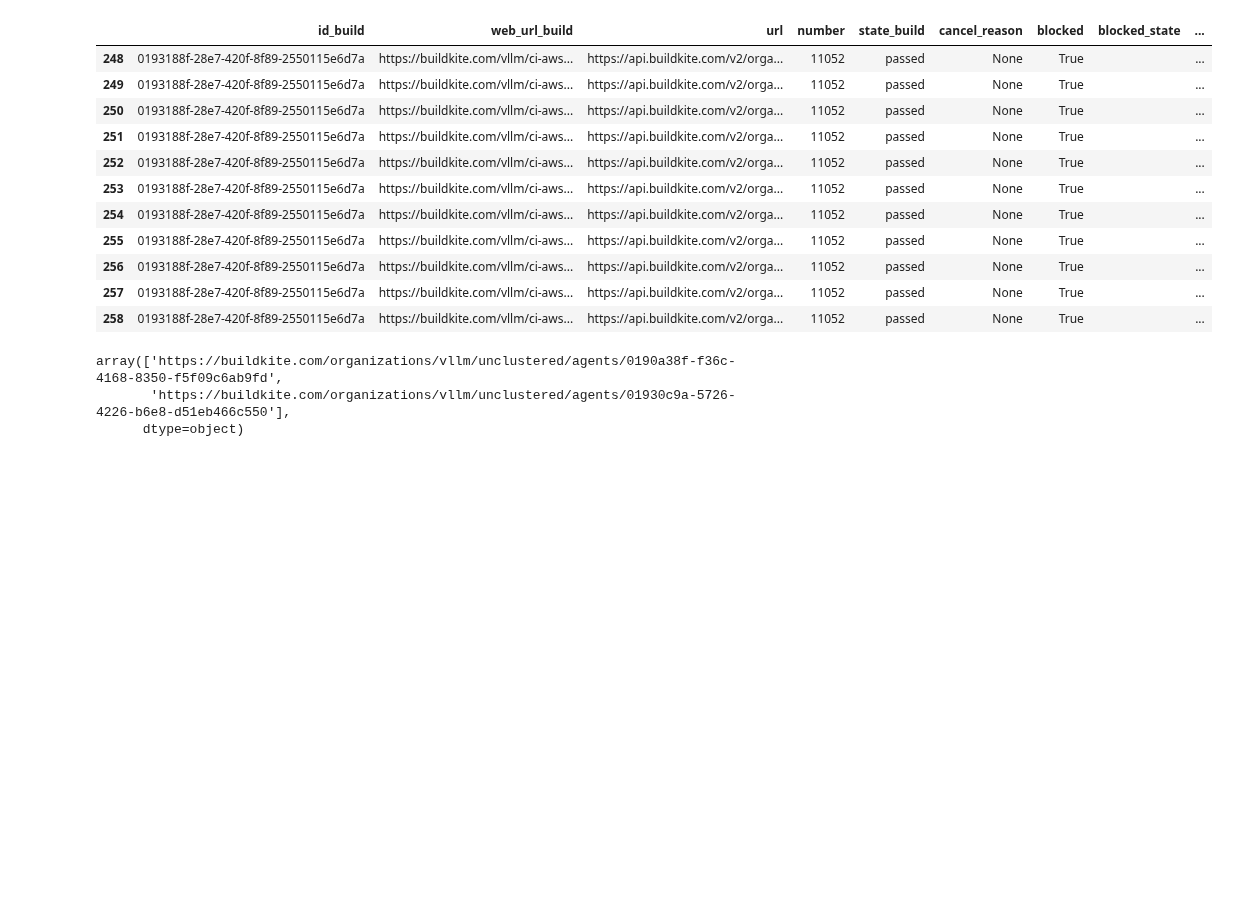
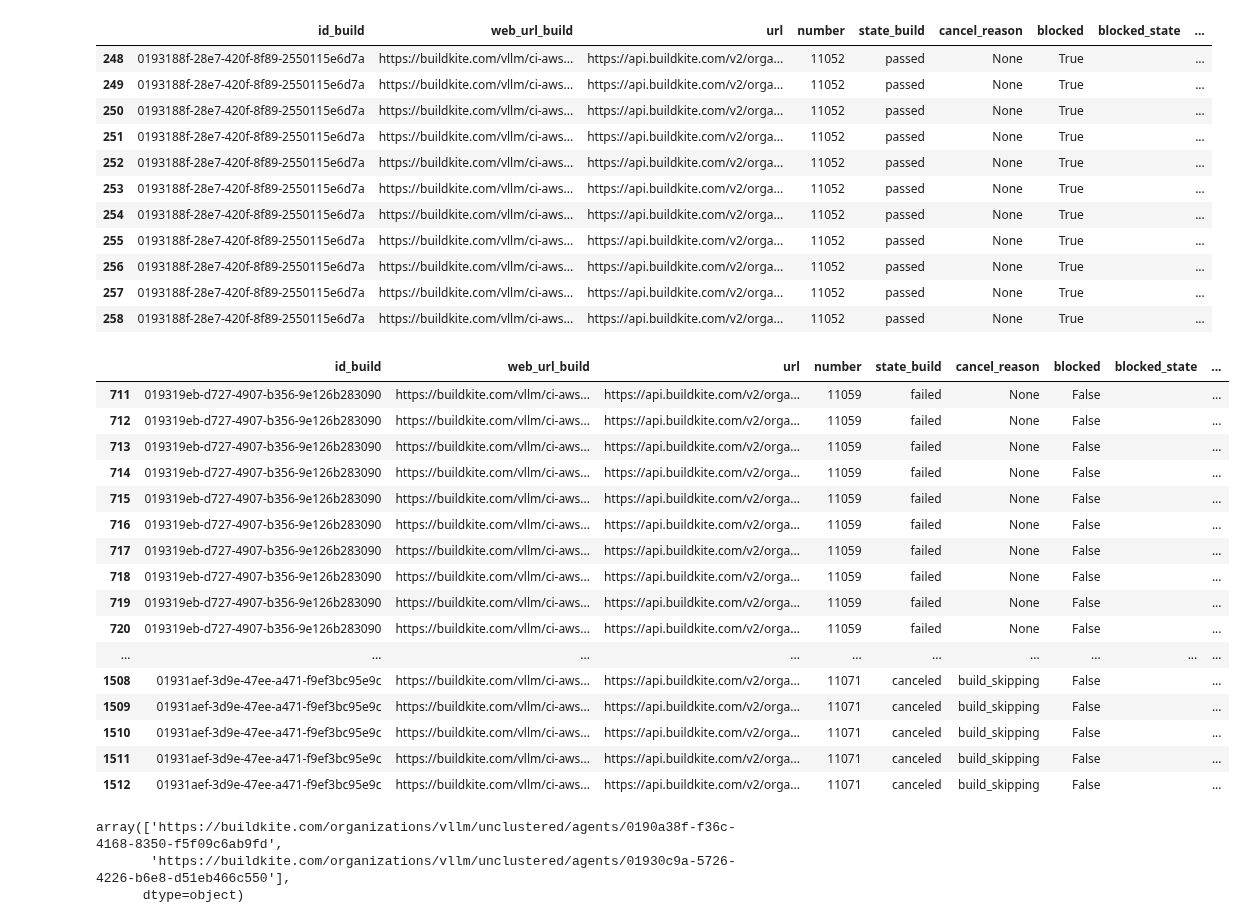
Before and after one commit to t-parry/vllm, a Jupyter notebook: .buildkite_monitor/test_api.ipynb, the cells around one changed output. Saved outputs shown, nothing was run; the diff lists cells and outputs as text; code cells hidden in the pictures; blank space fills up the shorter version.

```diff
--- a/.buildkite_monitor/test_api.ipynb
+++ b/.buildkite_monitor/test_api.ipynb
@@ -345,6 +389,26 @@ result_df_amd[result_df_amd.number==11052]
 | 256 | 0193188f-28e7-420f-8f89-2550115e6d7a | https://buildkite.com/vllm/ci-aws... | https://api.buildkite.com/v2/orga... | 11052 | passed | None | True |  | ... |
 | 257 | 0193188f-28e7-420f-8f89-2550115e6d7a | https://buildkite.com/vllm/ci-aws... | https://api.buildkite.com/v2/orga... | 11052 | passed | None | True |  | ... |
 | 258 | 0193188f-28e7-420f-8f89-2550115e6d7a | https://buildkite.com/vllm/ci-aws... | https://api.buildkite.com/v2/orga... | 11052 | passed | None | True |  | ... |
+# %%
+result_df_amd[result_df_amd.started_at.isna()]
+# %% [output]
+|  | id_build | web_url_build | url | number | state_build | cancel_reason | blocked | blocked_state | ... |
+| 711 | 019319eb-d727-4907-b356-9e126b283090 | https://buildkite.com/vllm/ci-aws... | https://api.buildkite.com/v2/orga... | 11059 | failed | None | False |  | ... |
+| 712 | 019319eb-d727-4907-b356-9e126b283090 | https://buildkite.com/vllm/ci-aws... | https://api.buildkite.com/v2/orga... | 11059 | failed | None | False |  | ... |
+| 713 | 019319eb-d727-4907-b356-9e126b283090 | https://buildkite.com/vllm/ci-aws... | https://api.buildkite.com/v2/orga... | 11059 | failed | None | False |  | ... |
+| 714 | 019319eb-d727-4907-b356-9e126b283090 | https://buildkite.com/vllm/ci-aws... | https://api.buildkite.com/v2/orga... | 11059 | failed | None | False |  | ... |
+| 715 | 019319eb-d727-4907-b356-9e126b283090 | https://buildkite.com/vllm/ci-aws... | https://api.buildkite.com/v2/orga... | 11059 | failed | None | False |  | ... |
+| 716 | 019319eb-d727-4907-b356-9e126b283090 | https://buildkite.com/vllm/ci-aws... | https://api.buildkite.com/v2/orga... | 11059 | failed | None | False |  | ... |
+| 717 | 019319eb-d727-4907-b356-9e126b283090 | https://buildkite.com/vllm/ci-aws... | https://api.buildkite.com/v2/orga... | 11059 | failed | None | False |  | ... |
+| 718 | 019319eb-d727-4907-b356-9e126b283090 | https://buildkite.com/vllm/ci-aws... | https://api.buildkite.com/v2/orga... | 11059 | failed | None | False |  | ... |
+| 719 | 019319eb-d727-4907-b356-9e126b283090 | https://buildkite.com/vllm/ci-aws... | https://api.buildkite.com/v2/orga... | 11059 | failed | None | False |  | ... |
+| 720 | 019319eb-d727-4907-b356-9e126b283090 | https://buildkite.com/vllm/ci-aws... | https://api.buildkite.com/v2/orga... | 11059 | failed | None | False |  | ... |
+| ... | ... | ... | ... | ... | ... | ... | ... | ... | ... |
+| 1508 | 01931aef-3d9e-47ee-a471-f9ef3bc95e9c | https://buildkite.com/vllm/ci-aws... | https://api.buildkite.com/v2/orga... | 11071 | canceled | build_skipping | False |  | ... |
+| 1509 | 01931aef-3d9e-47ee-a471-f9ef3bc95e9c | https://buildkite.com/vllm/ci-aws... | https://api.buildkite.com/v2/orga... | 11071 | canceled | build_skipping | False |  | ... |
+| 1510 | 01931aef-3d9e-47ee-a471-f9ef3bc95e9c | https://buildkite.com/vllm/ci-aws... | https://api.buildkite.com/v2/orga... | 11071 | canceled | build_skipping | False |  | ... |
+| 1511 | 01931aef-3d9e-47ee-a471-f9ef3bc95e9c | https://buildkite.com/vllm/ci-aws... | https://api.buildkite.com/v2/orga... | 11071 | canceled | build_skipping | False |  | ... |
+| 1512 | 01931aef-3d9e-47ee-a471-f9ef3bc95e9c | https://buildkite.com/vllm/ci-aws... | https://api.buildkite.com/v2/orga... | 11071 | canceled | build_skipping | False |  | ... |
 # %%
 failed_jobs_from_diff_builds.agent_web_url.values
 # %% [output]
```
Also changed, not shown: parts of 18 cells of this notebook, 2 other files.
